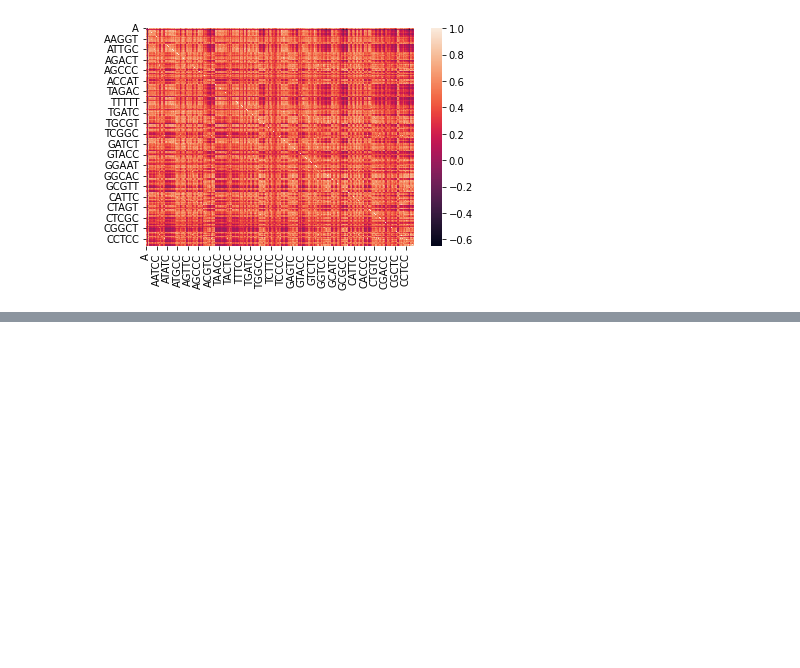
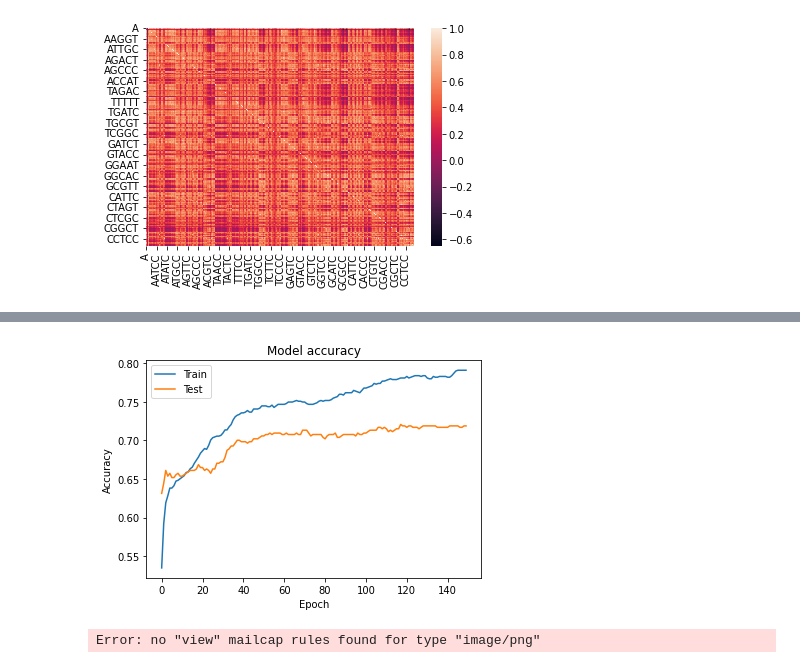
Before and after one commit to 777moneymaker/ml-proj, a Jupyter notebook: project.ipynb, the cells around one changed output, grey strips where cells are left out. Cells and saved outputs as stored; diff of their text form; code cells hidden in the pictures; blank space fills up the shorter version.

Commit message:
Keras simple NN

```diff
--- a/project.ipynb
+++ b/project.ipynb
@@ -432,0 +504,26 @@ transformed shape: (1532, 73)
+# %%
+import numpy as np
+from sklearn.metrics import accuracy_score
+
+y_pred = model.predict(X_test)
+# Converting predictions to label
+pred = list()
+for i in range(len(y_pred)):
+    pred.append(np.argmax(y_pred[i]))
+# Converting one hot encoded test label to label
+test = list()
+for i in range(len(Y_test)):
+    test.append(np.argmax(Y_test[i]))
+
+a = accuracy_score(pred, test)
+print(f'Accuracy := {a * 100 :.2f}%')
+
+
+plt.plot(history.history['accuracy'])
+plt.plot(history.history['val_accuracy'])
+plt.title('Model accuracy')
+plt.ylabel('Accuracy')
+plt.xlabel('Epoch')
+plt.legend(['Train', 'Test'], loc='upper left')
+plt.show()
+# %% [output]
@@ -432,0 +532,7 @@ transformed shape: (1532, 73)
+[figure, added]
+# %%
+from keras_visualizer import visualizer
+
+visualizer(model, format='png', view=True)
+# %% [output]
+Error: no "view" mailcap rules found for type "image/png"
```
Also changed, not shown: parts of 9 cells of this notebook.
